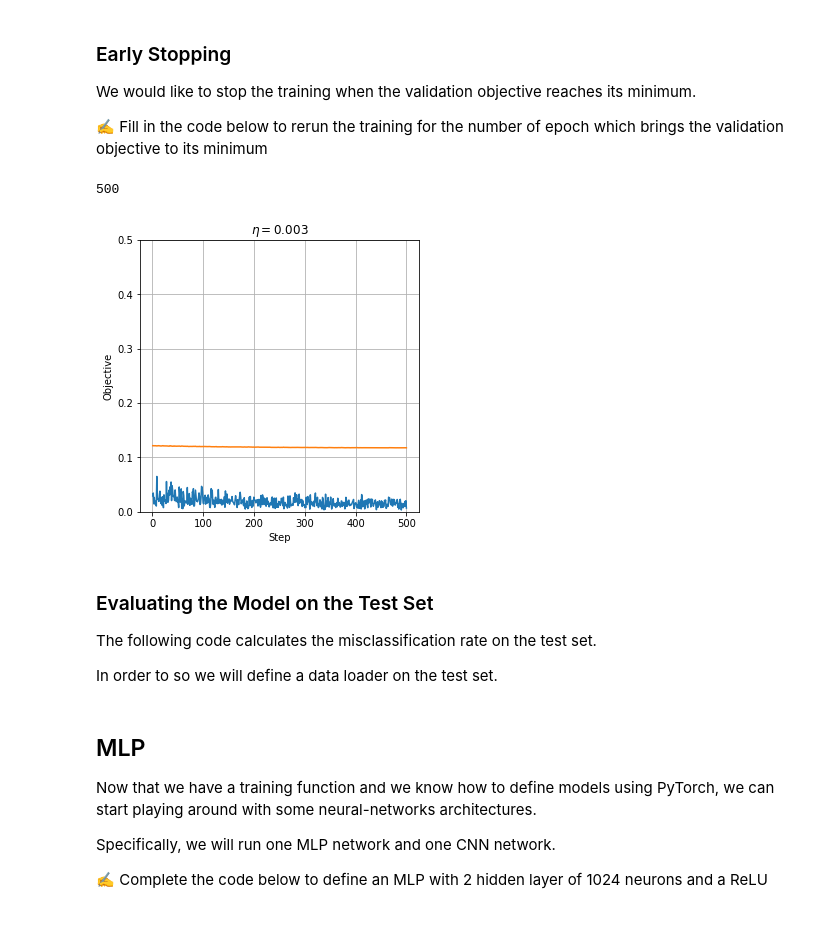
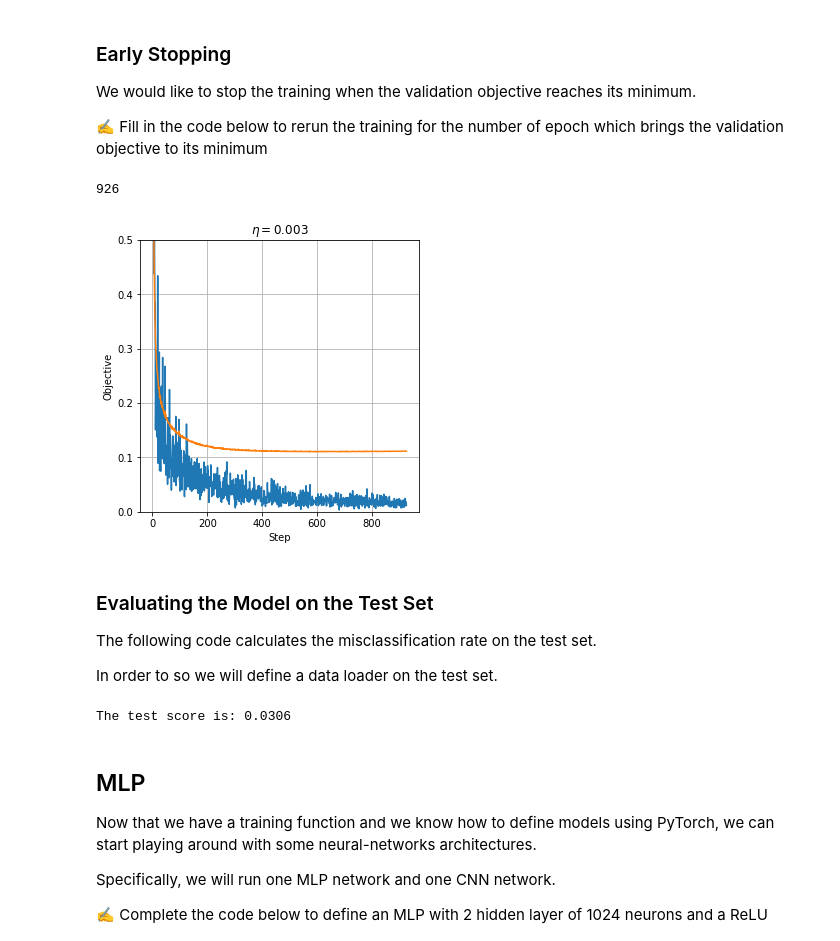
Before and after one commit to nateRot/portfolio, a Jupyter notebook: Assignments/assignment_5/assignment_5.ipynb, the cells around one changed output. Saved outputs shown, nothing was run; the diff lists cells and outputs as text; code cells hidden in the pictures.

```diff
--- a/Assignments/assignment_5/assignment_5.ipynb
+++ b/Assignments/assignment_5/assignment_5.ipynb
@@ -585,25 +585,26 @@ We would like to stop the training when the validation objective reaches its min
 # %%
 optimal_number_of_steps = np.argmin(val_objective_list)
 print(optimal_number_of_steps)
 
 ## %%%%%%%%%%%%%%% Your code here - Begin %%%%%%%%%%%%%%%
-...
+eta = 0.003
+model = LinearLogisticRegression(in_features=x_train.shape[1] * x_train.shape[2], out_features=10).cuda()
 train_objective_list, val_objective_list = train(model, eta, optimal_number_of_steps, train_loader,
                                                  torch.tensor(x_val).float().cuda(),
                                                  torch.tensor(y_val).long().cuda())
 ## %%%%%%%%%%%%%%% Your code here - End %%%%%%%%%%%%%%%%%
 
 ## Plot
 fig, ax = plt.subplots(figsize=(5, 5))
 ax.plot(np.arange(len(train_objective_list)), train_objective_list, label='Train')
 ax.plot(np.arange(len(val_objective_list)), val_objective_list, label='Validation')
 ax.set_title(r'$\eta={' + f'{eta:g}' + r'}$')
 ax.set_xlabel('Step')
 ax.set_ylabel('Objective')
 ax.set_ylim(0, 0.5);
 # %% [output]
-500
+926
-[figure, old version]
+[figure, new version]
 # %% [markdown]
 ### Evaluating the Model on the Test Set
 
@@ -629,6 +630,8 @@ with torch.no_grad():
 test_score = np.sum(test_score_list) / len(test_set)
 
 print(f'The test score is: {test_score:.3}')
+# %% [output]
+The test score is: 0.0306
 # %% [markdown]
 ## MLP
 
```
Also changed, not shown: parts of 17 cells of this notebook.
